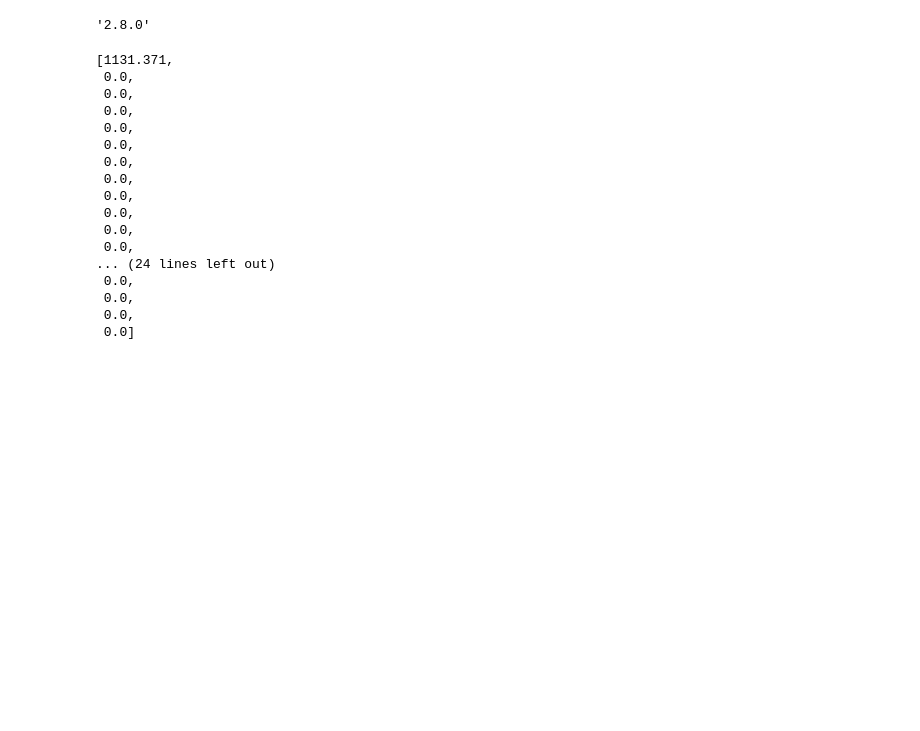
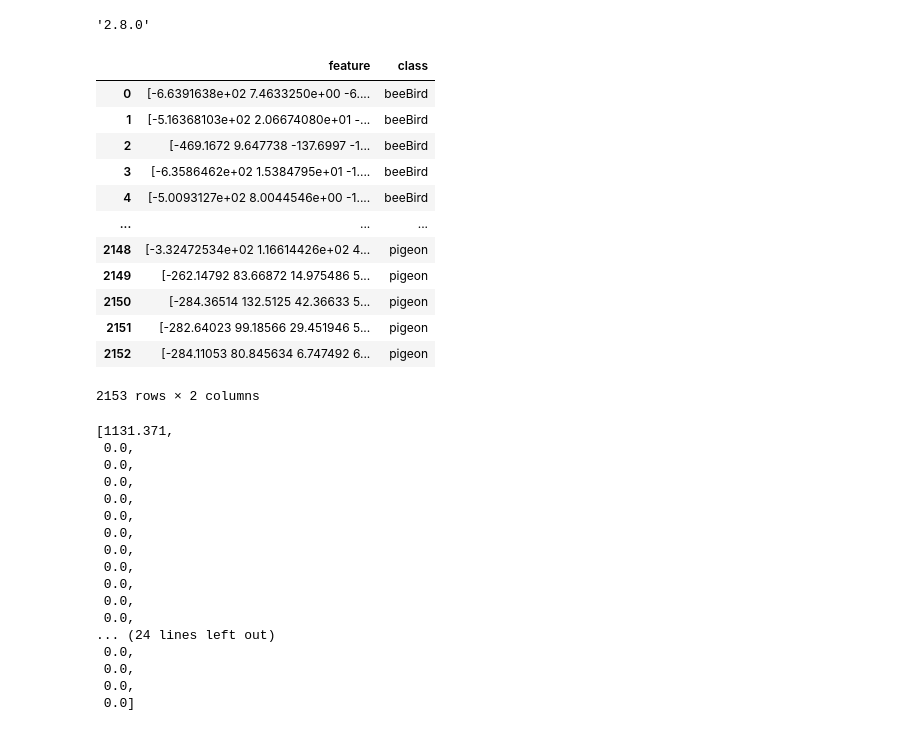
Before and after one commit to SoFY111/ml-classification-bee-types, a Jupyter notebook: algorithms/cnn.ipynb, the cells around one changed output. Saved outputs shown, nothing was run; the diff lists cells and outputs as text; code cells hidden in the pictures; blank space fills up the shorter version.

```diff
--- a/algorithms/cnn.ipynb
+++ b/algorithms/cnn.ipynb
@@ -35,4 +35,21 @@ from tensorflow.keras.optimizers import Adam
 from sklearn import metrics
 from tensorflow.keras.callbacks import ModelCheckpoint
 from datetime import datetime
+# %%
+data = pd.read_csv('../audioData.csv')
+data
+# %% [output]
+|  | feature | class |
+| 0 | [-6.6391638e+02 7.4633250e+00 -6.... | beeBird |
+| 1 | [-5.16368103e+02 2.06674080e+01 -... | beeBird |
+| 2 | [-469.1672 9.647738 -137.6997 -1... | beeBird |
+| 3 | [-6.3586462e+02 1.5384795e+01 -1.... | beeBird |
+| 4 | [-5.0093127e+02 8.0044546e+00 -1.... | beeBird |
+| ... | ... | ... |
+| 2148 | [-3.32472534e+02 1.16614426e+02 4... | pigeon |
+| 2149 | [-262.14792 83.66872 14.975486 5... | pigeon |
+| 2150 | [-284.36514 132.5125 42.36633 5... | pigeon |
+| 2151 | [-282.64023 99.18566 29.451946 5... | pigeon |
+| 2152 | [-284.11053 80.845634 6.747492 6... | pigeon |
+2153 rows × 2 columns
 # %%
```
Also changed, not shown: parts of 10 cells of this notebook, 3 other files.
